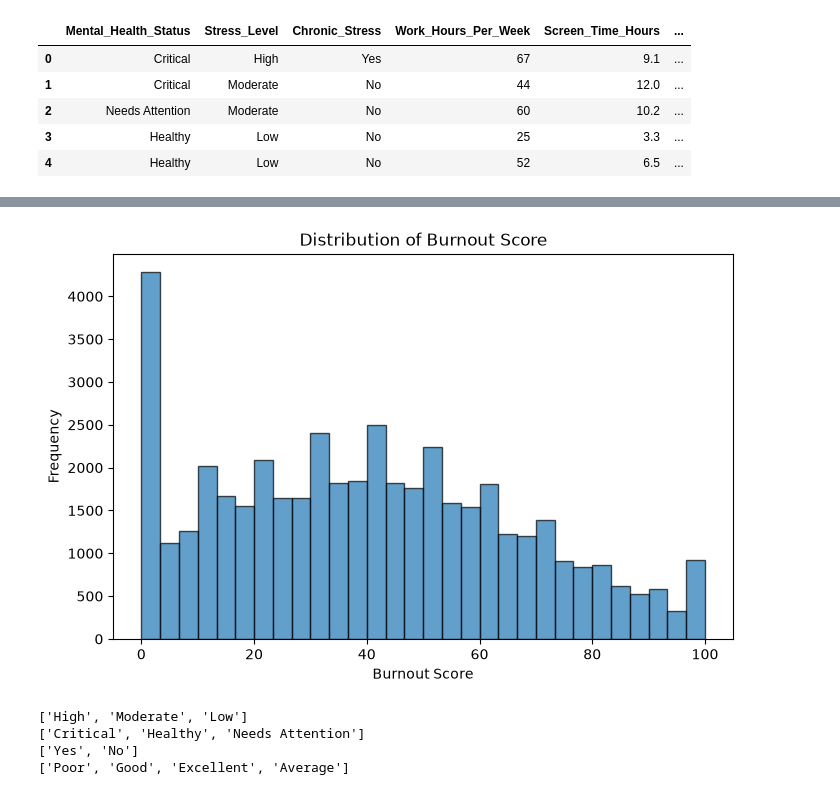
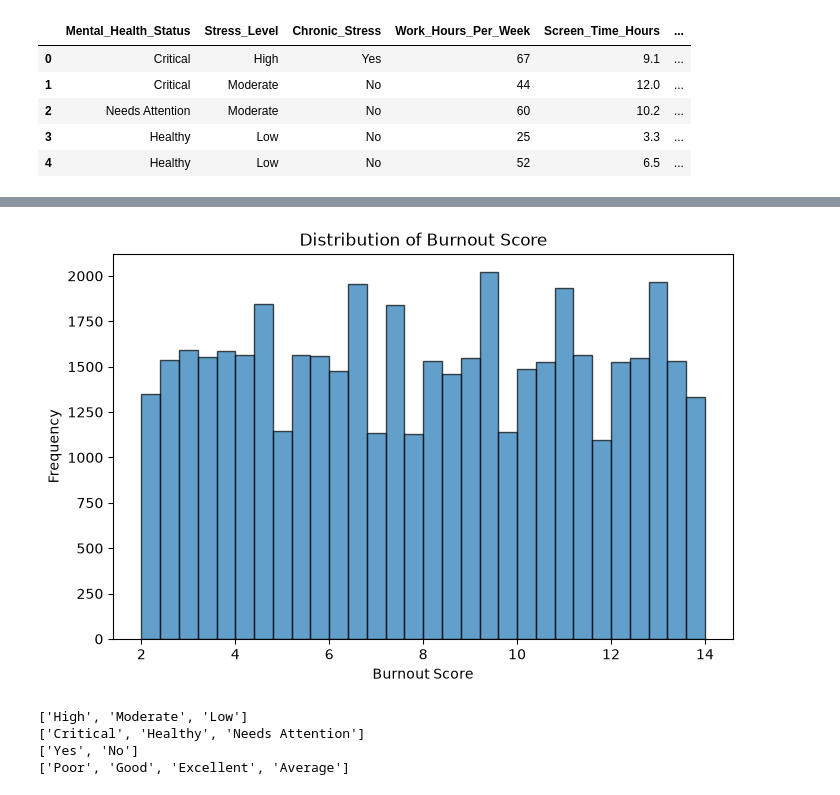
Before and after one commit to stuNero/ai_del_1_kk2, a Jupyter notebook: notebooks/EDA.ipynb, the cells around one changed output, grey strips where cells are left out. Cells and saved outputs as stored; diff of their text form; code cells hidden in the pictures.

```diff
--- a/EDA/EDA.ipynb
+++ b/notebooks/EDA.ipynb
@@ -83,14 +73,14 @@ memory usage: 4.9 MB
 # %%
 import matplotlib.pyplot as plt
 
 plt.figure(figsize=(8, 5))
-plt.hist(data["Burnout_Score"], bins=30, edgecolor="black", alpha=0.7)
+plt.hist(data["Screen_Time_Hours"], bins=30, edgecolor="black", alpha=0.7)
 plt.xlabel("Burnout Score")
 plt.ylabel("Frequency")
 plt.title("Distribution of Burnout Score")
 plt.show()
 # %% [output]
-[figure, old version]
+[figure, new version]
 # %%
 print(data["Stress_Level"].unique().tolist())
 print(data["Mental_Health_Status"].unique().tolist())
```
Also changed, not shown: parts of 1 cell of this notebook, 2 other files.
